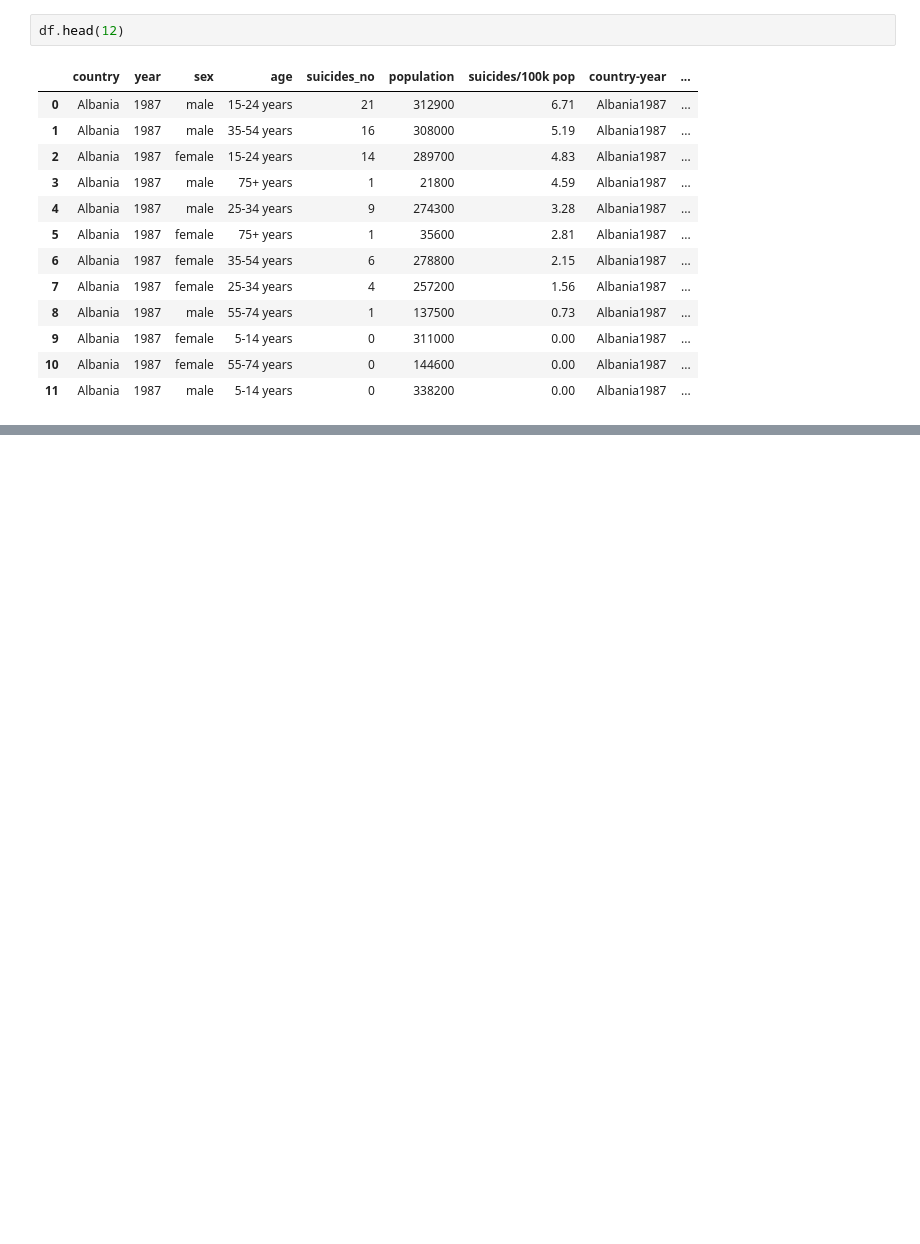
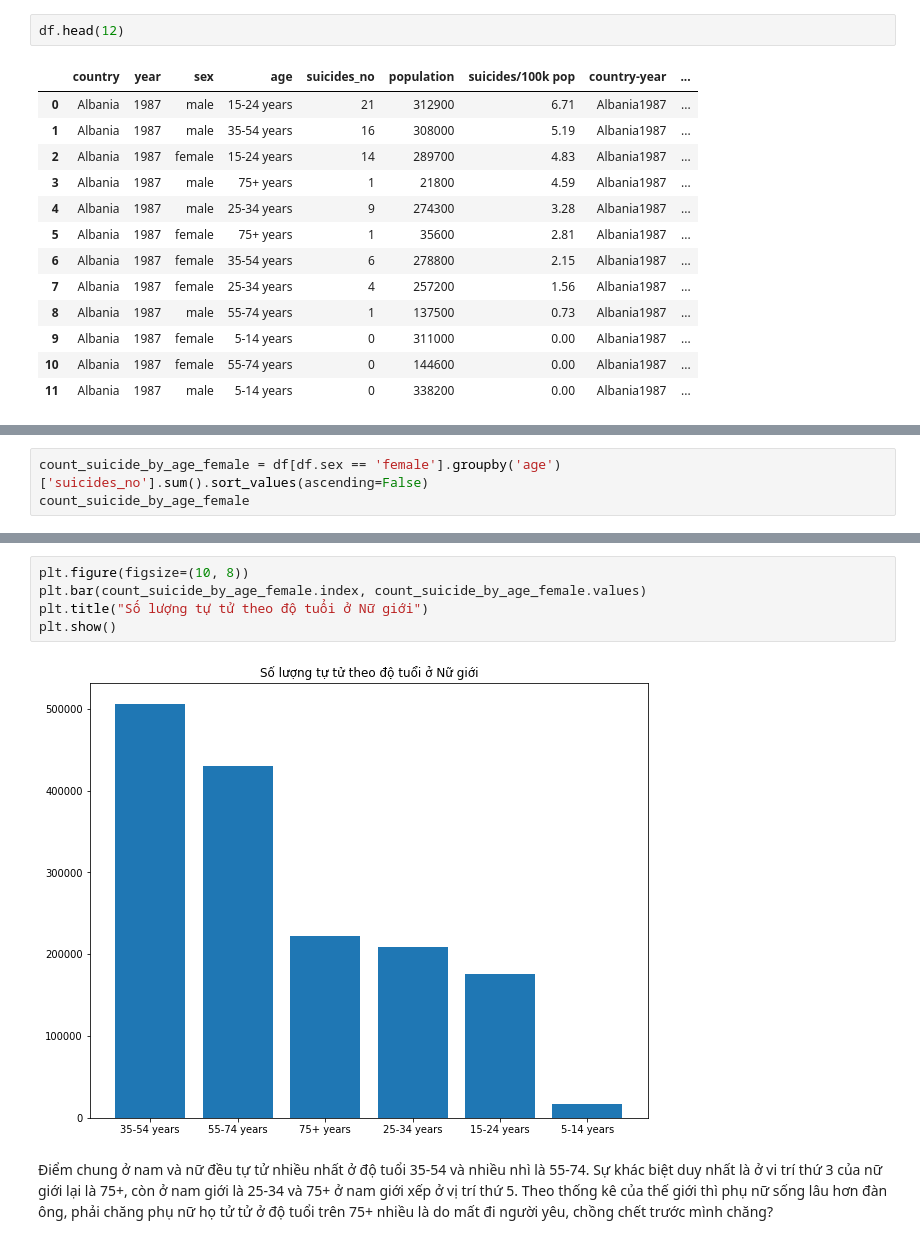
Before and after one commit to AI005/FinalProject-P4DS, a Jupyter notebook: Phuong.ipynb, the cells around one changed output, grey strips where cells are left out. Saved outputs shown, nothing was run; the diff lists cells and outputs as text; blank space fills up the shorter version.

```diff
--- a/Phuong.ipynb
+++ b/Phuong.ipynb
@@ -201,0 +326,3 @@ df.head(12)
+# %%
+count_suicide_by_age_female = df[df.sex == 'female'].groupby('age')['suicides_no'].sum().sort_values(ascending=False)
+count_suicide_by_age_female
@@ -201,0 +338,9 @@ df.head(12)
+# %%
+plt.figure(figsize=(10, 8))
+plt.bar(count_suicide_by_age_female.index, count_suicide_by_age_female.values)
+plt.title("Số lượng tự tử theo độ tuổi ở Nữ giới")
+plt.show()
+# %% [output]
+[figure, added]
+# %% [markdown]
+Điểm chung ở nam và nữ đều tự tử nhiều nhất ở độ tuổi 35-54 và nhiều nhì là 55-74. Sự khác biệt duy nhất là ở vi trí thứ 3 của nữ giới lại là 75+, còn ở nam giới là 25-34 và 75+ ở nam giới xếp ở vị trí thứ 5. Theo thống kê của thế giới thì phụ nữ sống lâu hơn đàn ông, phải chăng phụ nữ họ tử tử ở độ tuổi trên 75+ nhiều là do mất đi người yêu, chồng chết trước mình chăng?
```
Also changed, not shown: parts of 24 cells of this notebook.
